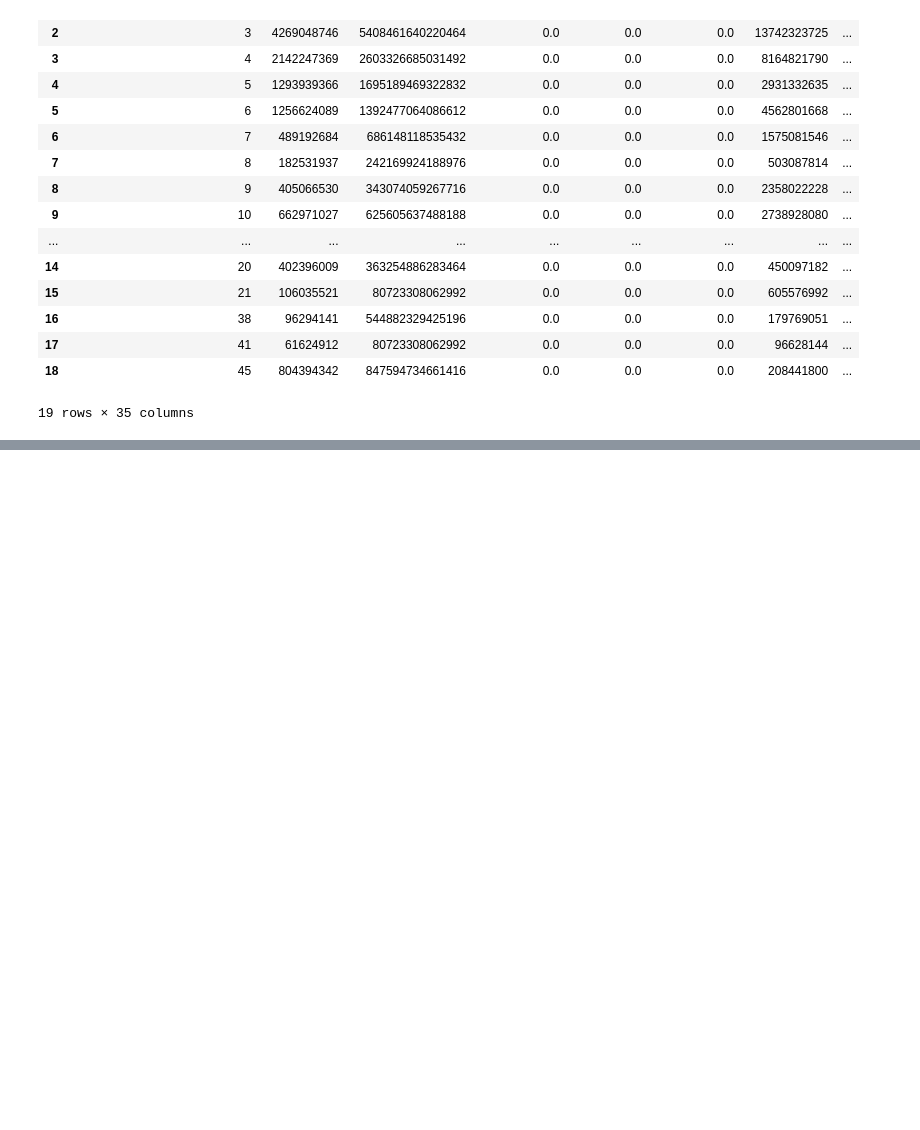
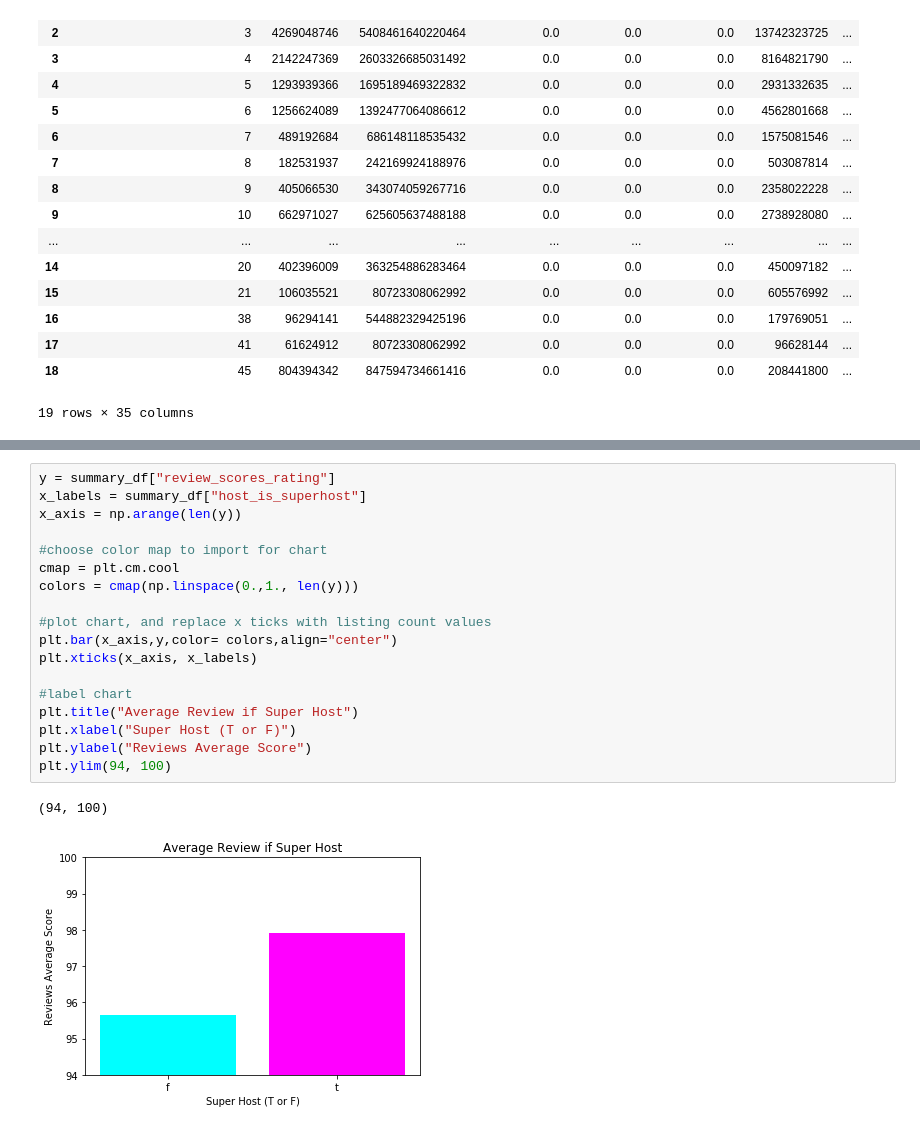
Before and after one commit to jschne1989/project1, a Jupyter notebook: project1_airbnb_jacob.ipynb, the cells around one changed output, grey strips where cells are left out. Drawn from its saved outputs; the diff is of its cells as text; blank space fills up the shorter version.

```diff
--- a/project1_airbnb_jacob.ipynb
+++ b/project1_airbnb_jacob.ipynb
@@ -235,0 +260,21 @@ Text(0,0.5,'Reviews Count')
+# %%
+y = summary_df["review_scores_rating"]
+x_labels = summary_df["host_is_superhost"]
+x_axis = np.arange(len(y))
+
+#choose color map to import for chart
+cmap = plt.cm.cool
+colors = cmap(np.linspace(0.,1., len(y)))
+
+#plot chart, and replace x ticks with listing count values
+plt.bar(x_axis,y,color= colors,align="center")
+plt.xticks(x_axis, x_labels)
+
+#label chart
+plt.title("Average Review if Super Host")
+plt.xlabel("Super Host (T or F)")
+plt.ylabel("Reviews Average Score")
+plt.ylim(94, 100)
+# %% [output]
+(94, 100)
+[figure, added]
```
Also changed, not shown: parts of 5 cells of this notebook.
